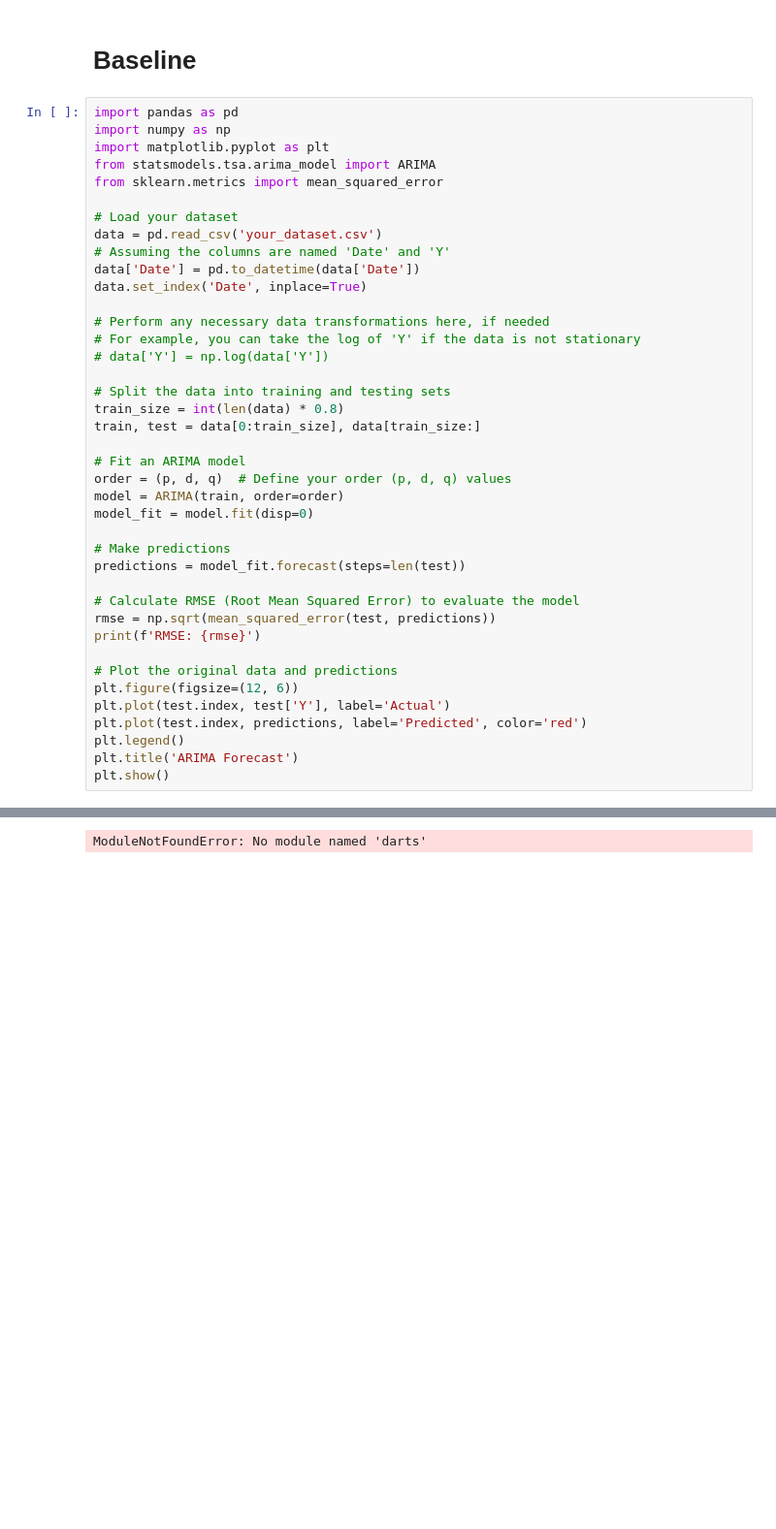
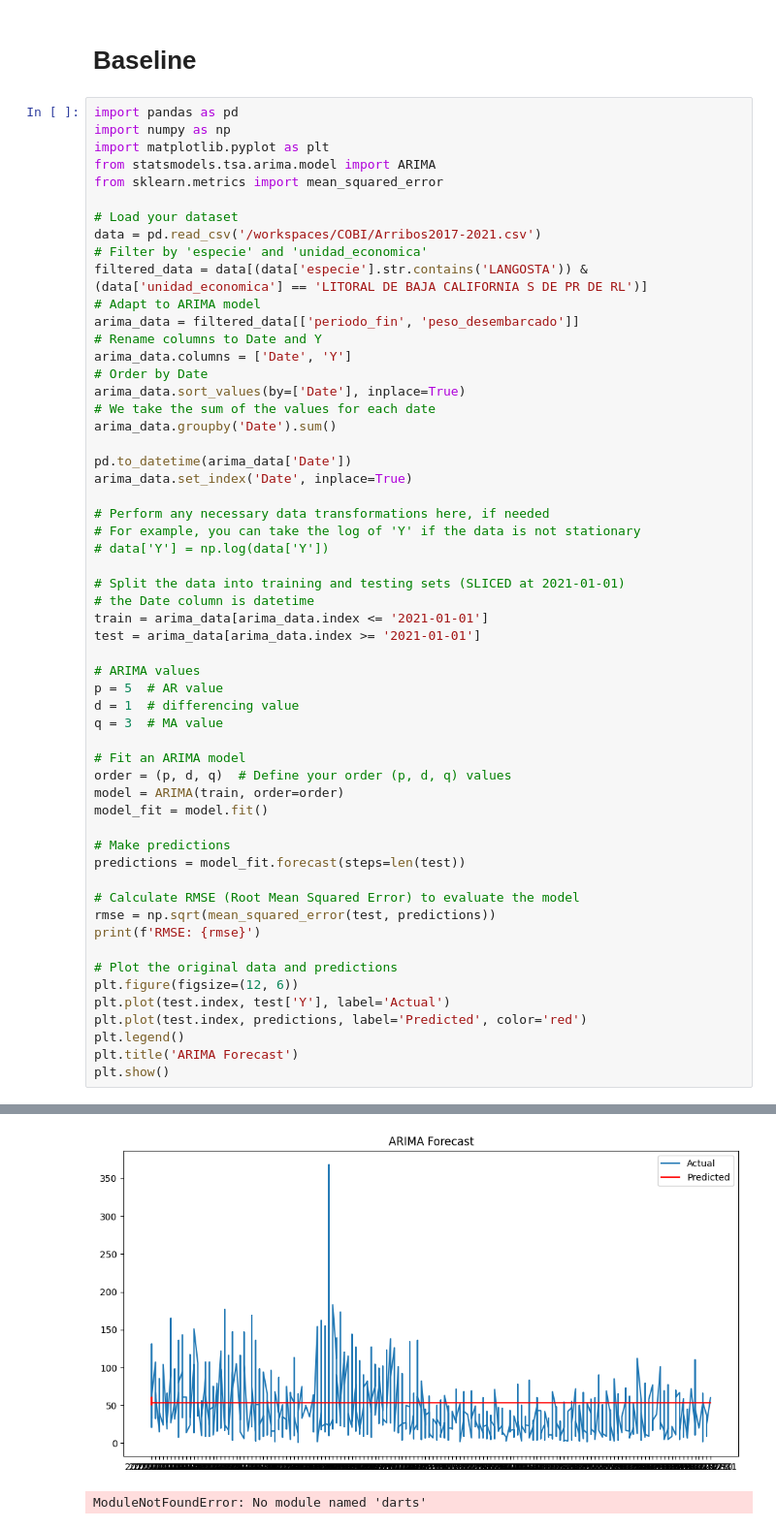
Before and after one commit to jorcazas/COBI, a Jupyter notebook: baseline/baseline.ipynb, the cells around one changed output, grey strips where cells are left out. Shown: that part at 97% size. Saved outputs shown, nothing was run; the diff lists cells and outputs as text; blank space fills up the shorter version.

Commit message:
first ARIMA inference

```diff
--- a/baseline/baseline.ipynb
+++ b/baseline/baseline.ipynb
@@ -4,27 +49,43 @@
 import pandas as pd
 import numpy as np
 import matplotlib.pyplot as plt
-from statsmodels.tsa.arima_model import ARIMA
+from statsmodels.tsa.arima.model import ARIMA
 from sklearn.metrics import mean_squared_error
 
 # Load your dataset
-data = pd.read_csv('your_dataset.csv')
-# Assuming the columns are named 'Date' and 'Y'
-data['Date'] = pd.to_datetime(data['Date'])
-data.set_index('Date', inplace=True)
+data = pd.read_csv('/workspaces/COBI/Arribos2017-2021.csv')
+# Filter by 'especie' and 'unidad_economica'
+filtered_data = data[(data['especie'].str.contains('LANGOSTA')) & (data['unidad_economica'] == 'LITORAL DE BAJA CALIFORNIA S DE PR DE RL')]
+# Adapt to ARIMA model
+arima_data = filtered_data[['periodo_fin', 'peso_desembarcado']]
+# Rename columns to Date and Y
+arima_data.columns = ['Date', 'Y']
+# Order by Date
+arima_data.sort_values(by=['Date'], inplace=True)
+# We take the sum of the values for each date
+arima_data.groupby('Date').sum()
+
+pd.to_datetime(arima_data['Date'])
+arima_data.set_index('Date', inplace=True)
 
 # Perform any necessary data transformations here, if needed
 # For example, you can take the log of 'Y' if the data is not stationary
 # data['Y'] = np.log(data['Y'])
 
-# Split the data into training and testing sets
-train_size = int(len(data) * 0.8)
-train, test = data[0:train_size], data[train_size:]
+# Split the data into training and testing sets (SLICED at 2021-01-01)
+# the Date column is datetime
+train = arima_data[arima_data.index <= '2021-01-01']
+test = arima_data[arima_data.index >= '2021-01-01']
+
+# ARIMA values
+p = 5  # AR value
+d = 1  # differencing value
+q = 3  # MA value
 
 # Fit an ARIMA model
 order = (p, d, q)  # Define your order (p, d, q) values
 model = ARIMA(train, order=order)
-model_fit = model.fit(disp=0)
+model_fit = model.fit()
 
 # Make predictions
 predictions = model_fit.forecast(steps=len(test))
@@ -40,3 +101,4 @@ plt.plot(test.index, predictions, label='Predicted', color='red')
 plt.legend()
 plt.title('ARIMA Forecast')
 plt.show()
+# %% [output]
@@ -43,3 +110,4 @@ plt.show()
+[figure, added]
 # %%
 # %% [output]
 ModuleNotFoundError: No module named 'darts'
```
Also changed, not shown: parts of 4 cells of this notebook, 1 other file.
